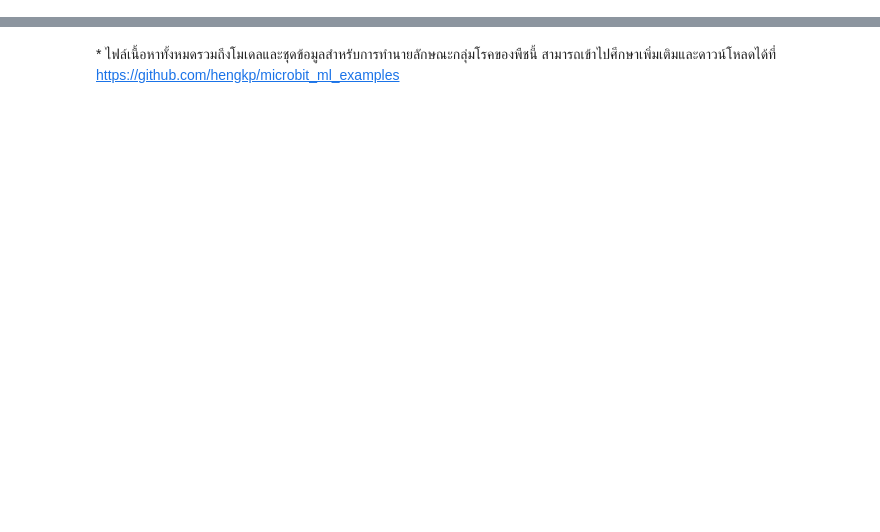
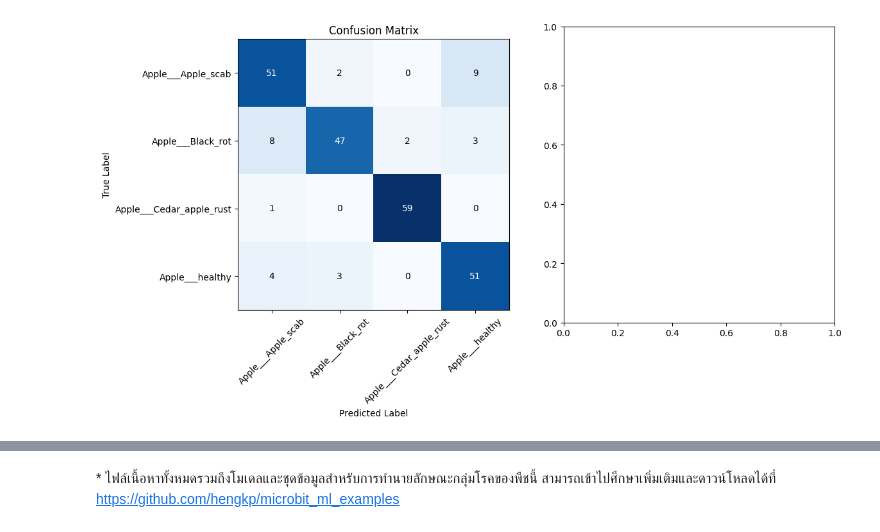
Before and after one commit to hengkp/microbit_ml_examples, a Jupyter notebook: plant disease prediction/plant_disease_prediction_sklearn.ipynb, the cells around one changed output, grey strips where cells are left out. Drawn from its saved outputs; the diff is of its cells as text; code cells hidden in the pictures; blank space fills up the shorter version.

```diff
--- a/plant disease prediction/plant_disease_prediction_sklearn.ipynb
+++ b/plant disease prediction/plant_disease_prediction_sklearn.ipynb
@@ -144 +202,43 @@ Accuracy: 0.31
+# %%
+#@title **ขั้นตอนที่ 4** การแสดงผลลัพธ์การเทรนโมเดลในรูปแบบกราฟ
+#@markdown &emsp;&emsp;&emsp;เป็นขั้นตอนการแสดงผลประสิทธิภาพของโมเดล สามารถกดรันเพื่อเริ่มต้นการทำงานได้เลย
+
+from sklearn.metrics import confusion_matrix
+
+from matplotlib import pyplot as plt
+from matplotlib.table import Table
+import numpy as np
+
+# แสดงผลกราฟของชุดข้อมูล
+fig, ax = plt.subplots(1, 2, figsize=(12,6))
+
+ylabels = np.unique(y_test)
+y_pred = model.predict(X_test)
+cm = confusion_matrix(y_test, y_pred)
+ax[0].imshow(cm, interpolation='nearest', cmap=plt.cm.Blues)
+for i in range(len(ylabels)):
+    for j in range(len(ylabels)):
+        ax[0].text(j, i, cm[i, j], ha='center', va='center', color='white' if cm[i, j] > cm.max() / 2 else 'black')
+
+# กำหนดชื่อแกนในกราฟ
+ax[0].set_title('Confusion Matrix')
+tick_marks = np.arange(len(ylabels))
+ax[0].set_xticks(tick_marks, ylabels, rotation=45)
+ax[0].set_yticks(tick_marks, ylabels)
+ax[0].set_xlabel('Predicted Label')
+ax[0].set_ylabel('True Label')
+
+# # Display 10-fold cross-validation scores
+# cv_scores = results_df['Score']
+# ax[1].plot(range(1, fold_valid + 1), cv_scores[:-1], marker='o', color='#4CAF50')
+# ax[1].set_xlabel('Fold')
+
+# # กำหนดตัวแปรแสดงผลจากชนิดของโมเดล
+# ax[1].set_ylabel('Accuracy')
+# ax[1].set_title('Cross-Validation for MLP Classification')
+
+# แสดงรูปกราฟ
+plt.show()
+# %% [output]
+[figure, added]
 # %%
```
Also changed, not shown: parts of 6 cells of this notebook.
